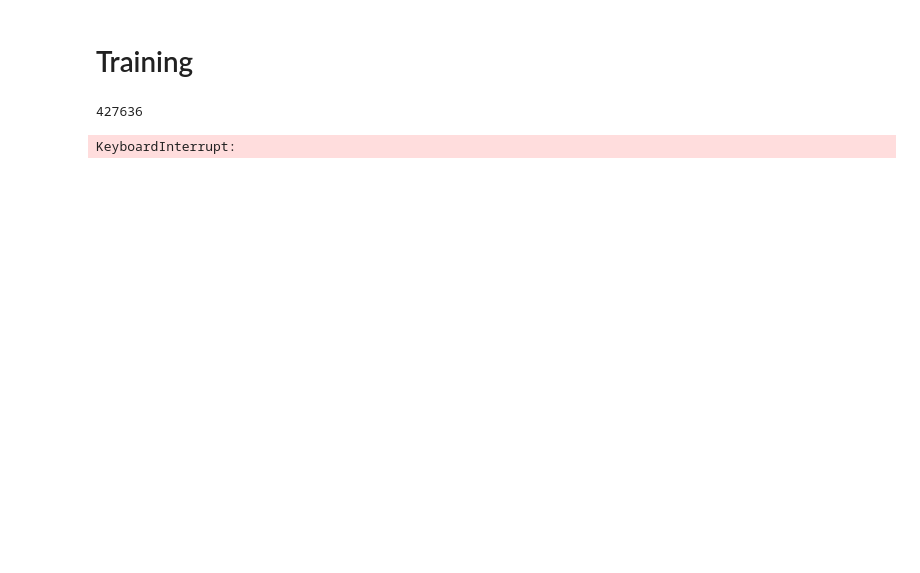
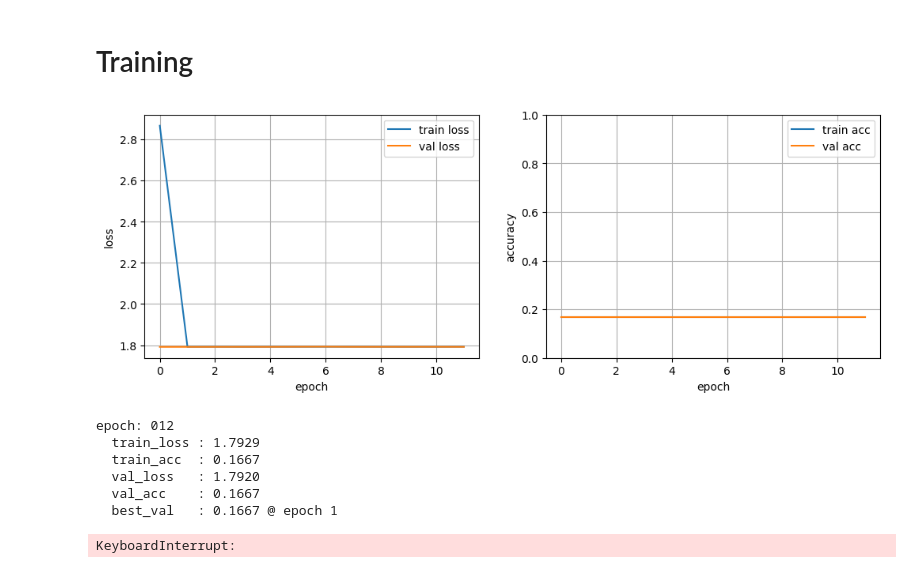
Before and after one commit to yammooo/wifi-doppler-har, a Jupyter notebook: notebooks/xrf55_csif_sharp_model_sanity.ipynb, the cells around one changed output. Cells and saved outputs as stored; diff of their text form; code cells hidden in the pictures; blank space fills up the shorter version.

```diff
--- a/notebooks/xrf55_csif_sharp_model_sanity.ipynb
+++ b/notebooks/xrf55_csif_sharp_model_sanity.ipynb
@@ -169,7 +181,7 @@ print(sum(p.numel() for p in model.parameters()))
 
 optimizer = Adam(
     model.parameters(),
-    lr=1e-4,
+    lr=1e-3,
     betas=(0.9, 0.999),
     eps=1e-7,
     weight_decay=0.0,
@@ -222,32 +234,38 @@ for epoch in range(EPOCHS):
     clear_output(wait=True)
 
     fig, axes = plt.subplots(1, 2, figsize=(12, 4))
 
     axes[0].plot(history["train_loss"], label="train loss")
     axes[0].plot(history["val_loss"], label="val loss")
     axes[0].set_xlabel("epoch")
     axes[0].set_ylabel("loss")
     axes[0].legend()
     axes[0].grid(True)
 
     axes[1].plot(history["train_acc"], label="train acc")
     axes[1].plot(history["val_acc"], label="val acc")
     axes[1].set_xlabel("epoch")
     axes[1].set_ylabel("accuracy")
     axes[1].set_ylim(0, 1)
     axes[1].legend()
     axes[1].grid(True)
 
     plt.show()
 
     print(
         f"epoch: {epoch + 1:03d}\n"
         f"  train_loss : {epoch_train_loss:.4f}\n"
         f"  train_acc  : {train_metrics['acc']:.4f}\n"
         f"  val_loss   : {val_metrics['loss']:.4f}\n"
         f"  val_acc    : {val_metrics['acc']:.4f}\n"
         f"  best_val   : {best_val_acc:.4f} @ epoch {best_epoch}"
     )
 # %% [output]
+[figure, added]
-427636
+epoch: 012
+  train_loss : 1.7929
+  train_acc  : 0.1667
+  val_loss   : 1.7920
+  val_acc    : 0.1667
+  best_val   : 0.1667 @ epoch 1
 KeyboardInterrupt:
```
Also changed, not shown: parts of 3 cells of this notebook, 1 other file.
